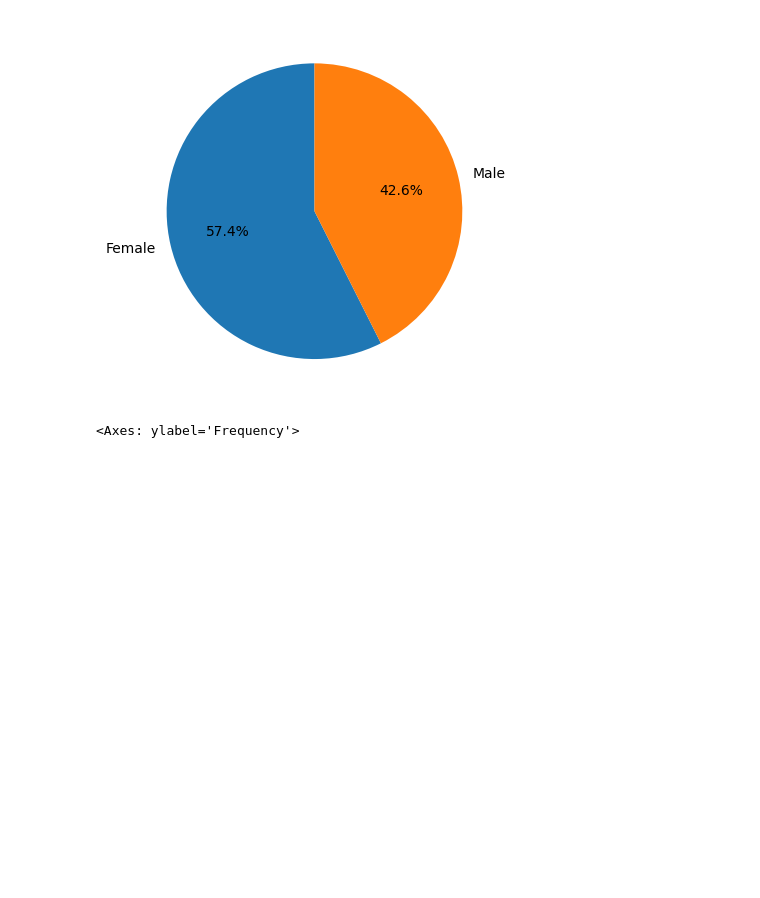
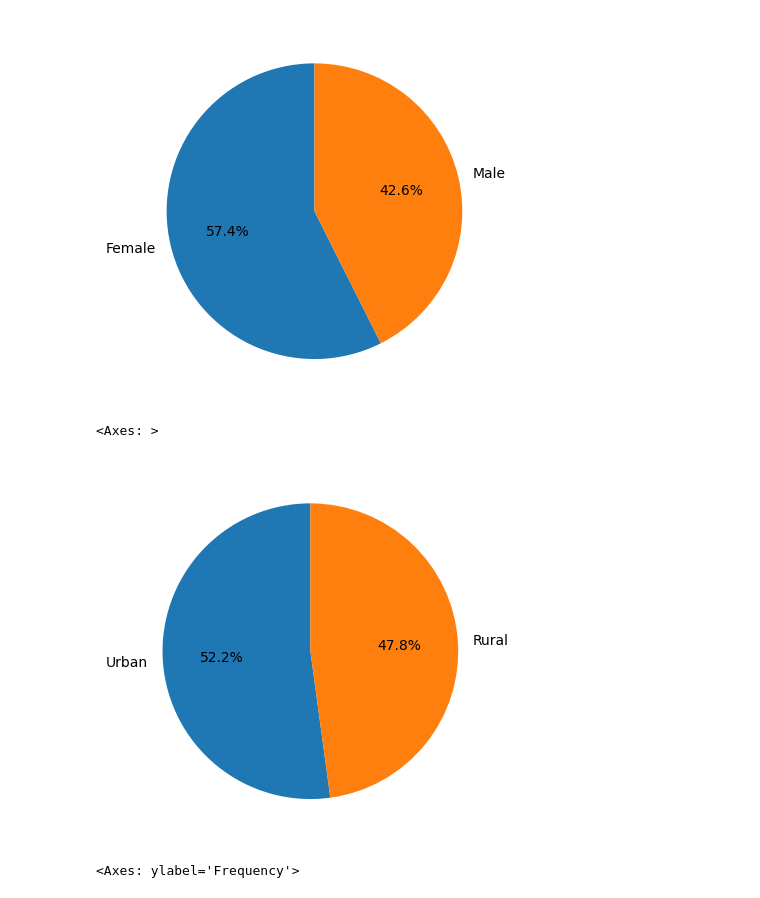
Before and after one commit to manuelfmerino/dashboard_example, a Jupyter notebook: data_clean_up.ipynb, the cells around one changed output. Cells and saved outputs as stored; diff of their text form; code cells hidden in the pictures; blank space fills up the shorter version.

Commit message:
Included missing plots

```diff
--- a/data_clean_up.ipynb
+++ b/data_clean_up.ipynb
@@ -98,6 +98,18 @@ gender_counts.plot(
 # %% [output]
 <Axes: >
 [figure]
+# %%
+# Residence type
+residence_counts = stroke_positive['Residence_type'].value_counts()
+residence_counts.plot(
+    kind='pie',
+    autopct='%1.1f%%',
+    startangle=90,
+    ylabel=''
+)
+# %% [output]
+<Axes: >
+[figure, added]
 # %%
 # Age distribution
 stroke_positive['age'].plot(kind='hist', bins=30)
```
Also changed, not shown: parts of 1 cell of this notebook, 3 other files.
